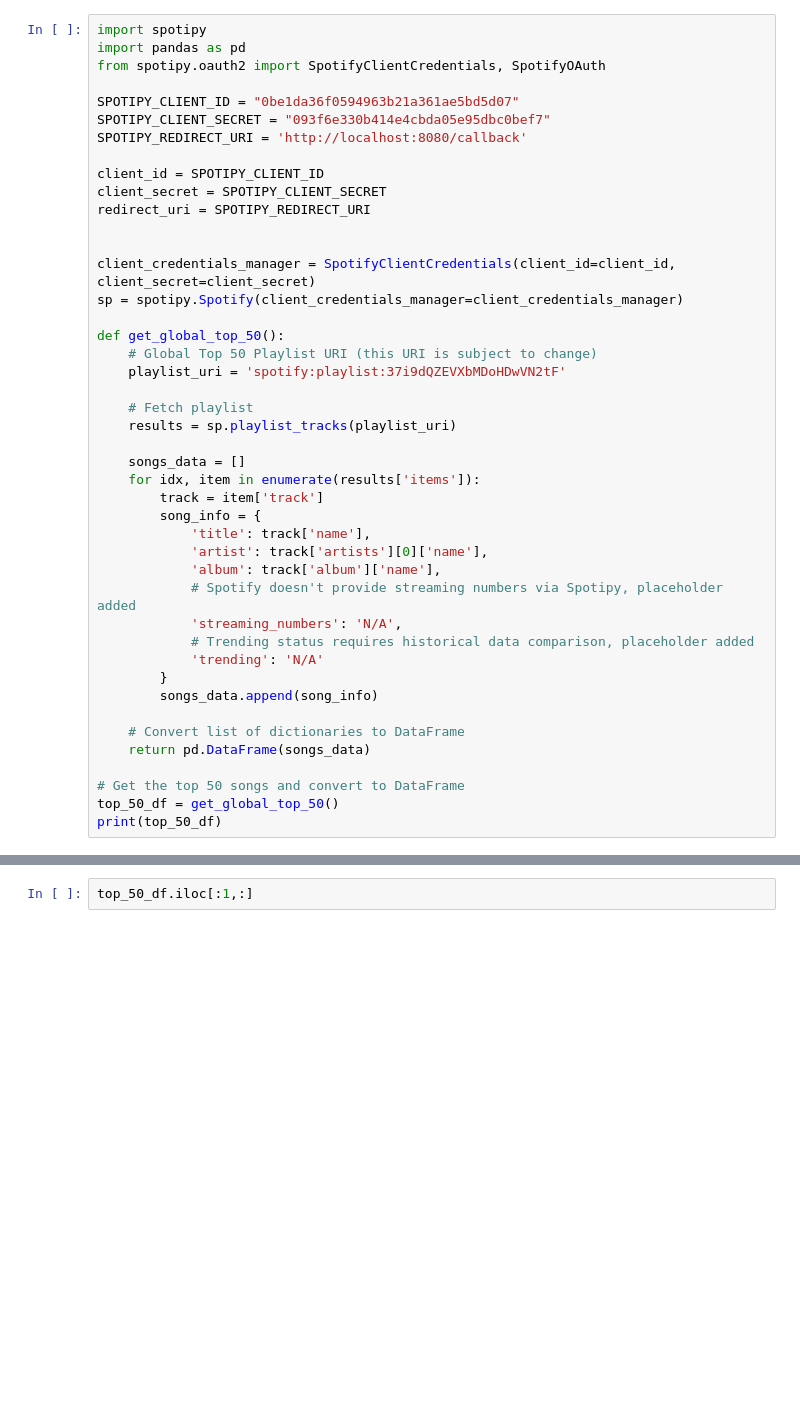
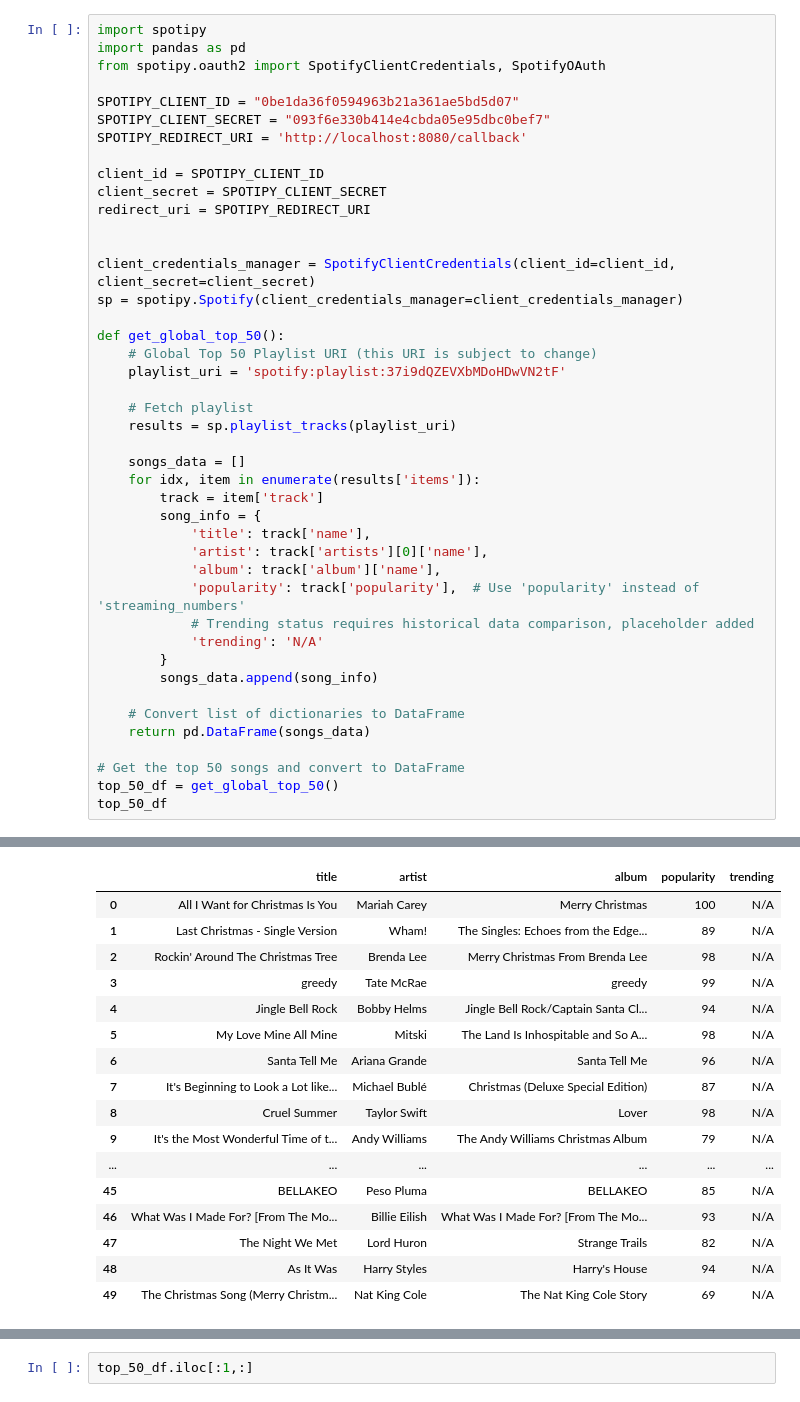
Before and after one commit to r0han99/spotify-dataengg, a Jupyter notebook: notebooks/Top50 Global.ipynb, the cells around one changed output, grey strips where cells are left out. Cells and saved outputs as stored; diff of their text form; blank space fills up the shorter version.

```diff
--- a/notebooks/Top50 Global.ipynb
+++ b/notebooks/Top50 Global.ipynb
@@ -29,8 +29,7 @@ def get_global_top_50():
             'title': track['name'],
             'artist': track['artists'][0]['name'],
             'album': track['album']['name'],
-            # Spotify doesn't provide streaming numbers via Spotipy, placeholder added
-            'streaming_numbers': 'N/A',
+            'popularity': track['popularity'],  # Use 'popularity' instead of 'streaming_numbers'
             # Trending status requires historical data comparison, placeholder added
             'trending': 'N/A'
         }
@@ -41,5 +40,5 @@ def get_global_top_50():
 
 # Get the top 50 songs and convert to DataFrame
 top_50_df = get_global_top_50()
-print(top_50_df)
+top_50_df
 # %% [output]
@@ -63,2 +45,19 @@ print(top_50_df)
+|  | title | artist | album | popularity | trending |
+| 0 | All I Want for Christmas Is You | Mariah Carey | Merry Christmas | 100 | N/A |
+| 1 | Last Christmas - Single Version | Wham! | The Singles: Echoes from the Edge... | 89 | N/A |
+| 2 | Rockin' Around The Christmas Tree | Brenda Lee | Merry Christmas From Brenda Lee | 98 | N/A |
+| 3 | greedy | Tate McRae | greedy | 99 | N/A |
+| 4 | Jingle Bell Rock | Bobby Helms | Jingle Bell Rock/Captain Santa Cl... | 94 | N/A |
+| 5 | My Love Mine All Mine | Mitski | The Land Is Inhospitable and So A... | 98 | N/A |
+| 6 | Santa Tell Me | Ariana Grande | Santa Tell Me | 96 | N/A |
+| 7 | It's Beginning to Look a Lot like... | Michael Bublé | Christmas (Deluxe Special Edition) | 87 | N/A |
+| 8 | Cruel Summer | Taylor Swift | Lover | 98 | N/A |
+| 9 | It's the Most Wonderful Time of t... | Andy Williams | The Andy Williams Christmas Album | 79 | N/A |
+| ... | ... | ... | ... | ... | ... |
+| 45 | BELLAKEO | Peso Pluma | BELLAKEO | 85 | N/A |
+| 46 | What Was I Made For? [From The Mo... | Billie Eilish | What Was I Made For? [From The Mo... | 93 | N/A |
+| 47 | The Night We Met | Lord Huron | Strange Trails | 82 | N/A |
+| 48 | As It Was | Harry Styles | Harry's House | 94 | N/A |
+| 49 | The Christmas Song (Merry Christm... | Nat King Cole | The Nat King Cole Story | 69 | N/A |
 # %%
 top_50_df.to_csv("top_50.csv")
```
Also changed, not shown: parts of 6 cells of this notebook, 10 other files.
